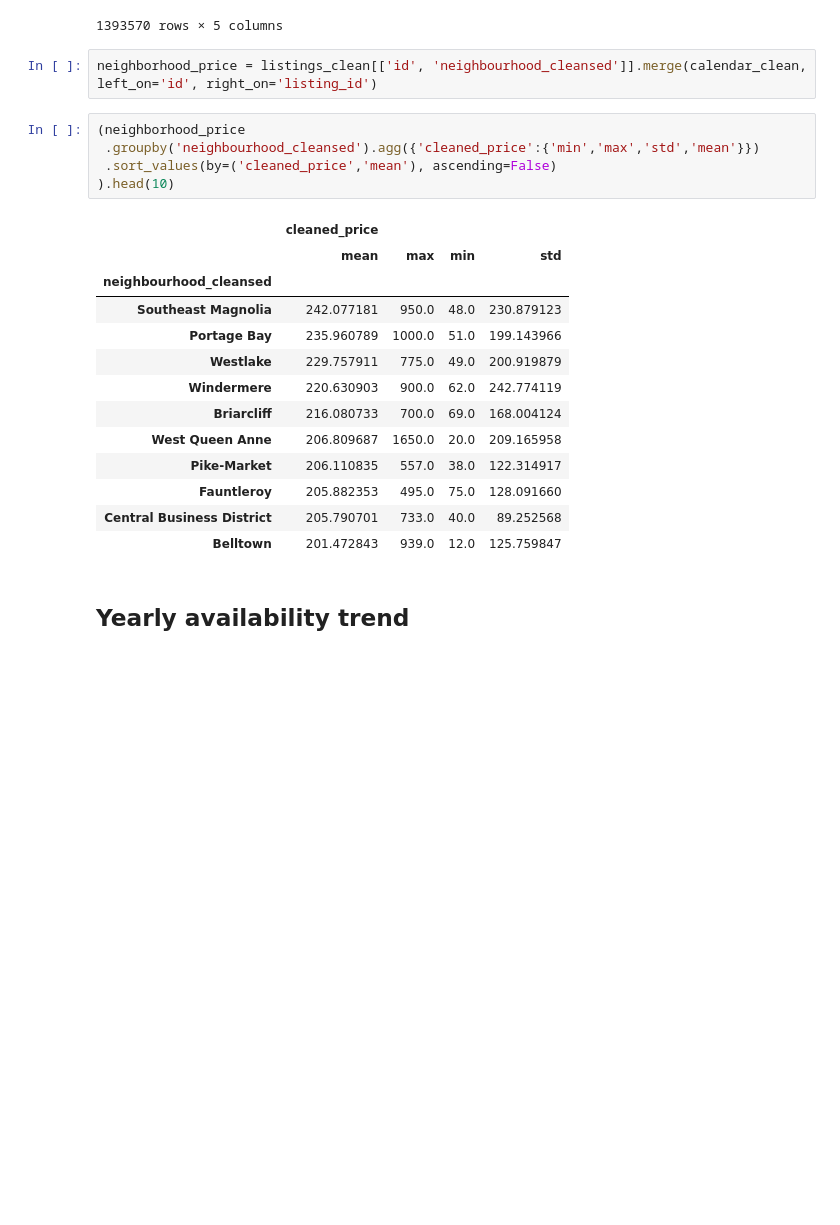
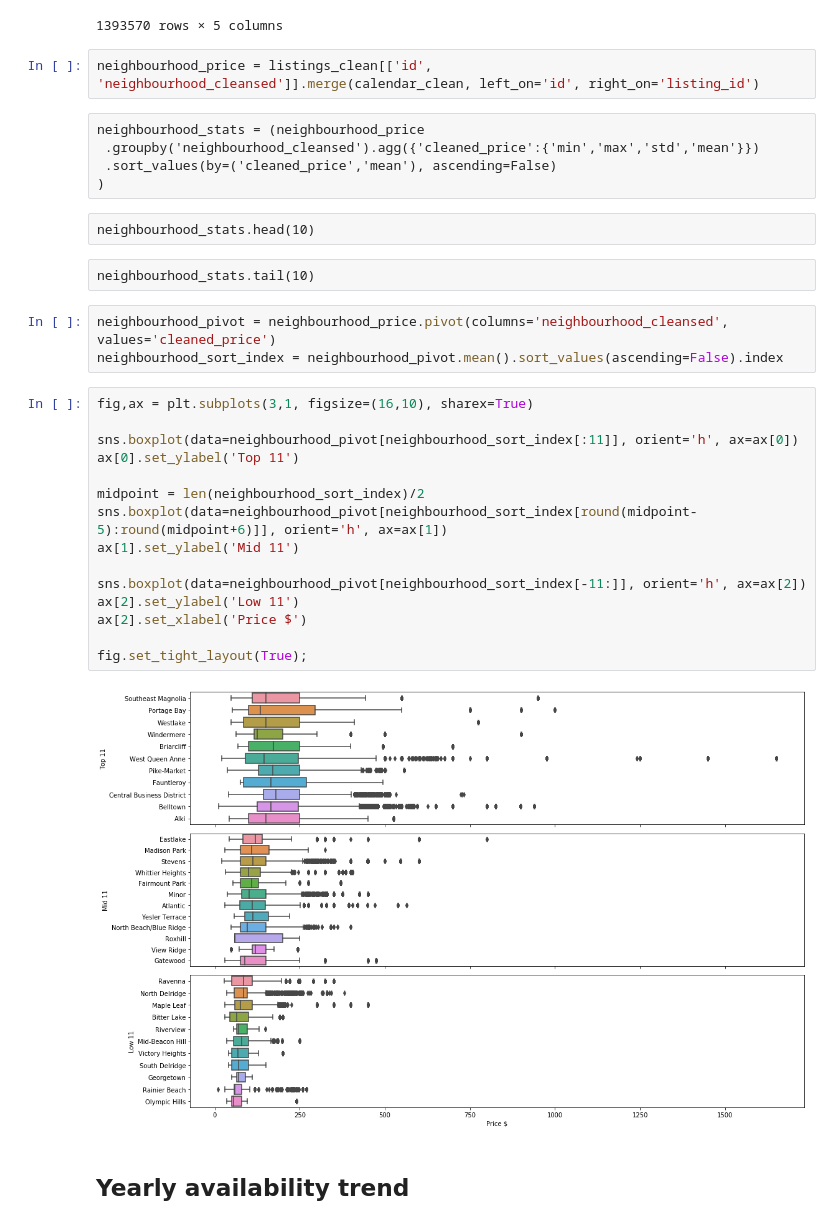
Before and after one commit to jiekebo/udacity_data_science_blog_post, a Jupyter notebook: notebook/Seattle Airbnb Data Analysis.ipynb, the cells around one changed output. Cells and saved outputs as stored; diff of their text form; blank space fills up the shorter version.

Commit message:
Working on visualizing differences in neighbourhoods

```diff
--- a/notebook/Seattle Airbnb Data Analysis.ipynb
+++ b/notebook/Seattle Airbnb Data Analysis.ipynb
@@ -254,26 +255,36 @@ calendar_clean
 | 1393569 | 10208623 | 2017-01-02 | f | NaN | NaN |
 1393570 rows × 5 columns
 # %%
-neighborhood_price = listings_clean[['id', 'neighbourhood_cleansed']].merge(calendar_clean, left_on='id', right_on='listing_id')
+neighbourhood_price = listings_clean[['id', 'neighbourhood_cleansed']].merge(calendar_clean, left_on='id', right_on='listing_id')
-# %%
-(neighborhood_price
- .groupby('neighbourhood_cleansed').agg({'cleaned_price':{'min','max','std','mean'}})
- .sort_values(by=('cleaned_price','mean'), ascending=False)
-).head(10)
-# %% [output]
-|  | cleaned_price |  |  |  |
-|  | mean | max | min | std |
-| neighbourhood_cleansed |  |  |  |  |
-| Southeast Magnolia | 242.077181 | 950.0 | 48.0 | 230.879123 |
-| Portage Bay | 235.960789 | 1000.0 | 51.0 | 199.143966 |
-| Westlake | 229.757911 | 775.0 | 49.0 | 200.919879 |
-| Windermere | 220.630903 | 900.0 | 62.0 | 242.774119 |
-| Briarcliff | 216.080733 | 700.0 | 69.0 | 168.004124 |
-| West Queen Anne | 206.809687 | 1650.0 | 20.0 | 209.165958 |
-| Pike-Market | 206.110835 | 557.0 | 38.0 | 122.314917 |
-| Fauntleroy | 205.882353 | 495.0 | 75.0 | 128.091660 |
-| Central Business District | 205.790701 | 733.0 | 40.0 | 89.252568 |
-| Belltown | 201.472843 | 939.0 | 12.0 | 125.759847 |
+# %% [raw]
+neighbourhood_stats = (neighbourhood_price
+ .groupby('neighbourhood_cleansed').agg({'cleaned_price':{'min','max','std','mean'}})
+ .sort_values(by=('cleaned_price','mean'), ascending=False)
+)
+# %% [raw]
+neighbourhood_stats.head(10)
+# %% [raw]
+neighbourhood_stats.tail(10)
+# %%
+neighbourhood_pivot = neighbourhood_price.pivot(columns='neighbourhood_cleansed', values='cleaned_price')
+neighbourhood_sort_index = neighbourhood_pivot.mean().sort_values(ascending=False).index
+# %%
+fig,ax = plt.subplots(3,1, figsize=(16,10), sharex=True)
+
+sns.boxplot(data=neighbourhood_pivot[neighbourhood_sort_index[:11]], orient='h', ax=ax[0])
+ax[0].set_ylabel('Top 11')
+
+midpoint = len(neighbourhood_sort_index)/2
+sns.boxplot(data=neighbourhood_pivot[neighbourhood_sort_index[round(midpoint-5):round(midpoint+6)]], orient='h', ax=ax[1])
+ax[1].set_ylabel('Mid 11')
+
+sns.boxplot(data=neighbourhood_pivot[neighbourhood_sort_index[-11:]], orient='h', ax=ax[2])
+ax[2].set_ylabel('Low 11')
+ax[2].set_xlabel('Price $')
+
+fig.set_tight_layout(True);
+# %% [output]
+[figure, added]
 # %% [markdown]
 ## Yearly availability trend
 # %%
```
Also changed, not shown: parts of 3 cells of this notebook.
